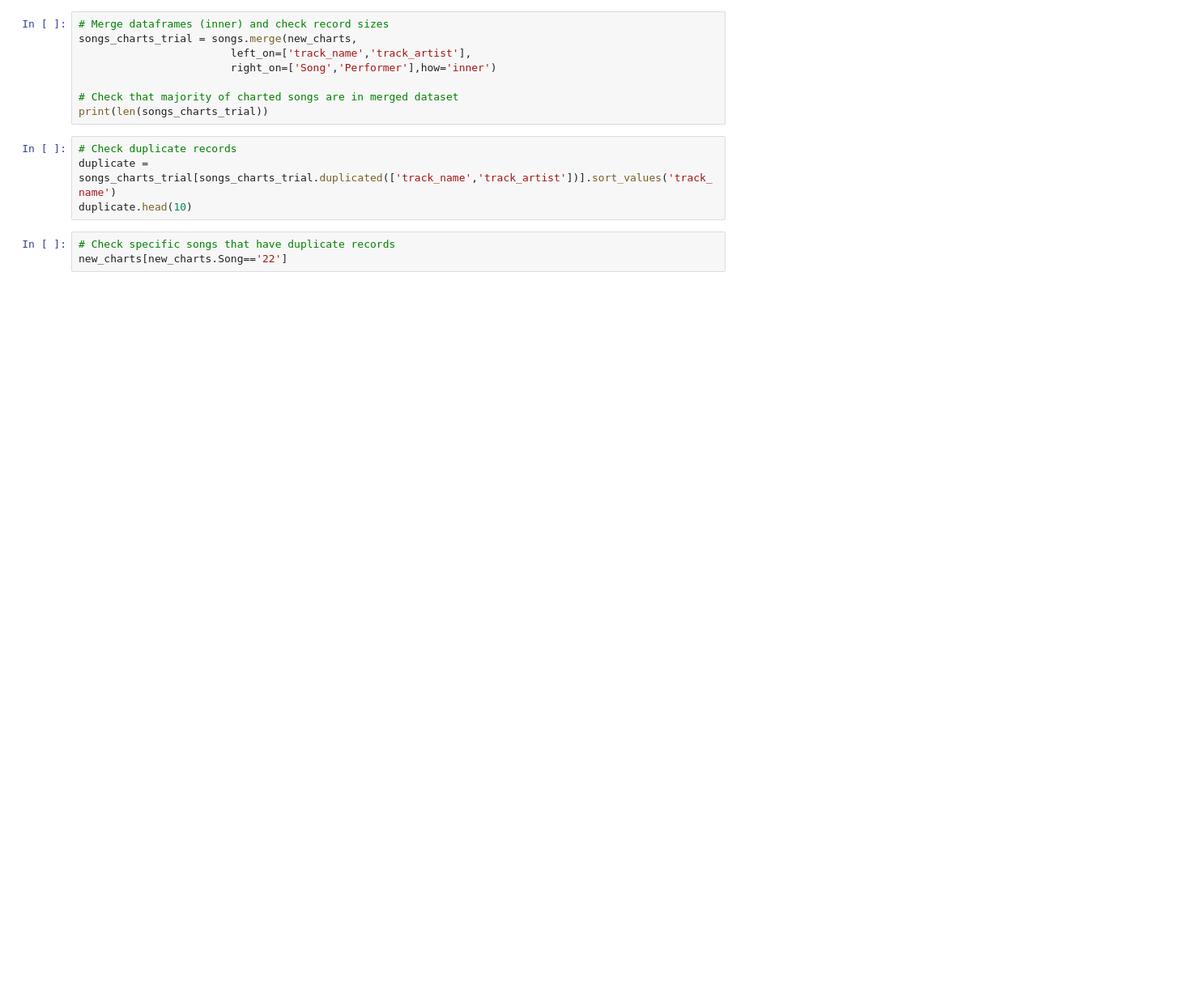
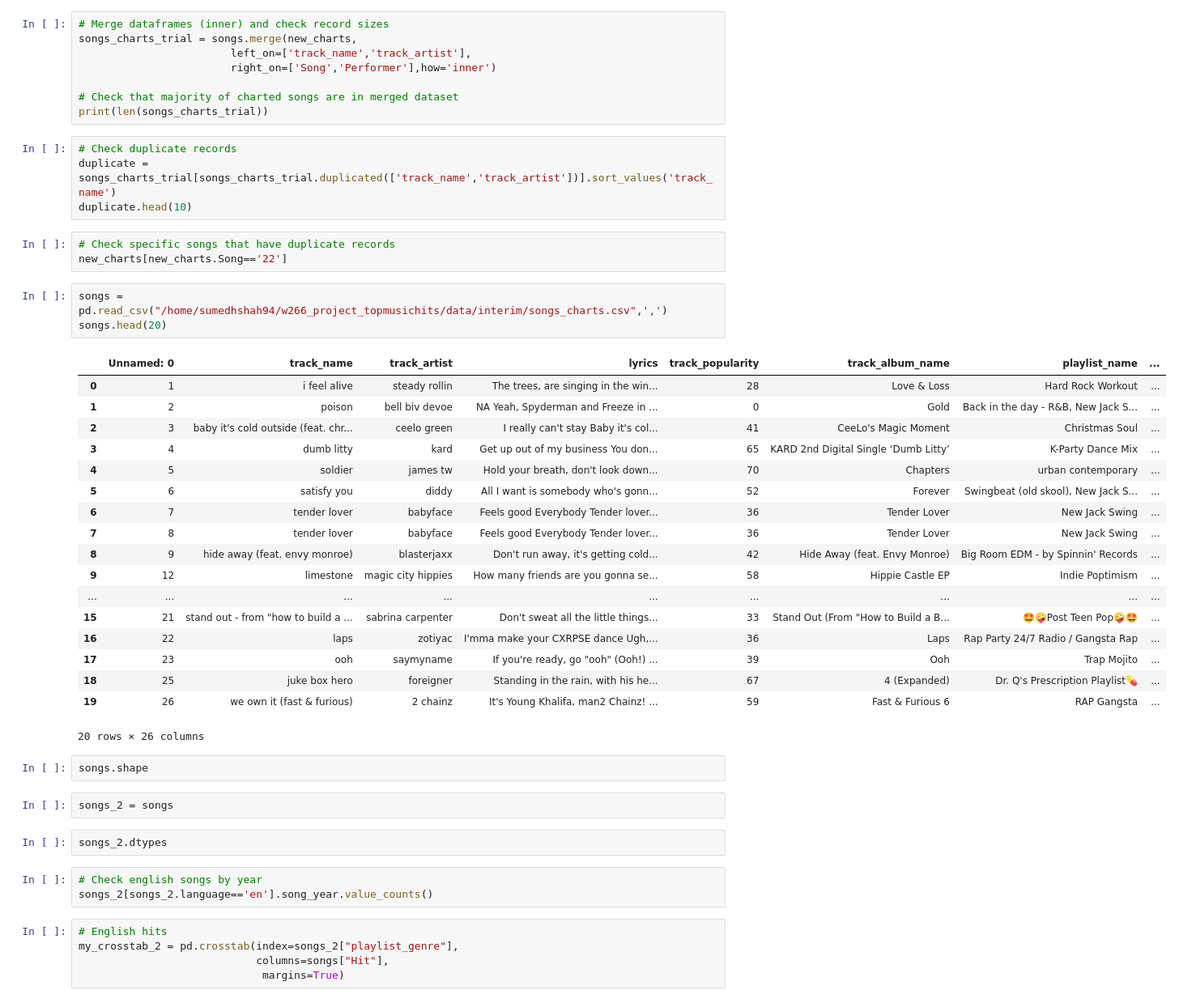
Before and after one commit to sumedhshah94/w266_project_topmusichits, a Jupyter notebook: src/data/data_cleansing.ipynb, the cells around one changed output. Shown at 81% size. Drawn from its saved outputs; the diff is of its cells as text; blank space fills up the shorter version.

```diff
--- a/src/data/data_cleansing.ipynb
+++ b/src/data/data_cleansing.ipynb
@@ -197,3 +179,39 @@ duplicate.head(10)
 # %%
 # Check specific songs that have duplicate records
 new_charts[new_charts.Song=='22']
+# %%
+songs = pd.read_csv("/home/sumedhshah94/w266_project_topmusichits/data/interim/songs_charts.csv",',')
+songs.head(20)
+# %% [output]
+|  | Unnamed: 0 | track_name | track_artist | lyrics | track_popularity | track_album_name | playlist_name | ... |
+| 0 | 1 | i feel alive | steady rollin | The trees, are singing in the win... | 28 | Love & Loss | Hard Rock Workout | ... |
+| 1 | 2 | poison | bell biv devoe | NA Yeah, Spyderman and Freeze in ... | 0 | Gold | Back in the day - R&B, New Jack S... | ... |
+| 2 | 3 | baby it's cold outside (feat. chr... | ceelo green | I really can't stay Baby it's col... | 41 | CeeLo's Magic Moment | Christmas Soul | ... |
+| 3 | 4 | dumb litty | kard | Get up out of my business You don... | 65 | KARD 2nd Digital Single ‘Dumb Litty’ | K-Party Dance Mix | ... |
+| 4 | 5 | soldier | james tw | Hold your breath, don't look down... | 70 | Chapters | urban contemporary | ... |
+| 5 | 6 | satisfy you | diddy | All I want is somebody who's gonn... | 52 | Forever | Swingbeat (old skool), New Jack S... | ... |
+| 6 | 7 | tender lover | babyface | Feels good Everybody Tender lover... | 36 | Tender Lover | New Jack Swing | ... |
+| 7 | 8 | tender lover | babyface | Feels good Everybody Tender lover... | 36 | Tender Lover | New Jack Swing | ... |
+| 8 | 9 | hide away (feat. envy monroe) | blasterjaxx | Don't run away, it's getting cold... | 42 | Hide Away (feat. Envy Monroe) | Big Room EDM - by Spinnin' Records | ... |
+| 9 | 12 | limestone | magic city hippies | How many friends are you gonna se... | 58 | Hippie Castle EP | Indie Poptimism | ... |
+| ... | ... | ... | ... | ... | ... | ... | ... | ... |
+| 15 | 21 | stand out - from "how to build a ... | sabrina carpenter | Don't sweat all the little things... | 33 | Stand Out (From "How to Build a B... | 🤩🤪Post Teen Pop🤪🤩 | ... |
+| 16 | 22 | laps | zotiyac | I'mma make your CXRPSE dance Ugh,... | 36 | Laps | Rap Party 24/7 Radio / Gangsta Rap | ... |
+| 17 | 23 | ooh | saymyname | If you're ready, go "ooh" (Ooh!) ... | 39 | Ooh | Trap Mojito | ... |
+| 18 | 25 | juke box hero | foreigner | Standing in the rain, with his he... | 67 | 4 (Expanded) | Dr. Q's Prescription Playlist💊 | ... |
+| 19 | 26 | we own it (fast & furious) | 2 chainz | It's Young Khalifa, man2 Chainz! ... | 59 | Fast & Furious 6 | RAP Gangsta | ... |
+20 rows × 26 columns
+# %%
+songs.shape
+# %%
+songs_2 = songs
+# %%
+songs_2.dtypes
+# %%
+# Check english songs by year
+songs_2[songs_2.language=='en'].song_year.value_counts()
+# %%
+# English hits
+my_crosstab_2 = pd.crosstab(index=songs_2["playlist_genre"],
+                            columns=songs["Hit"],
+                             margins=True)
```
Also changed, not shown: parts of 8 cells of this notebook, 1 other file.
